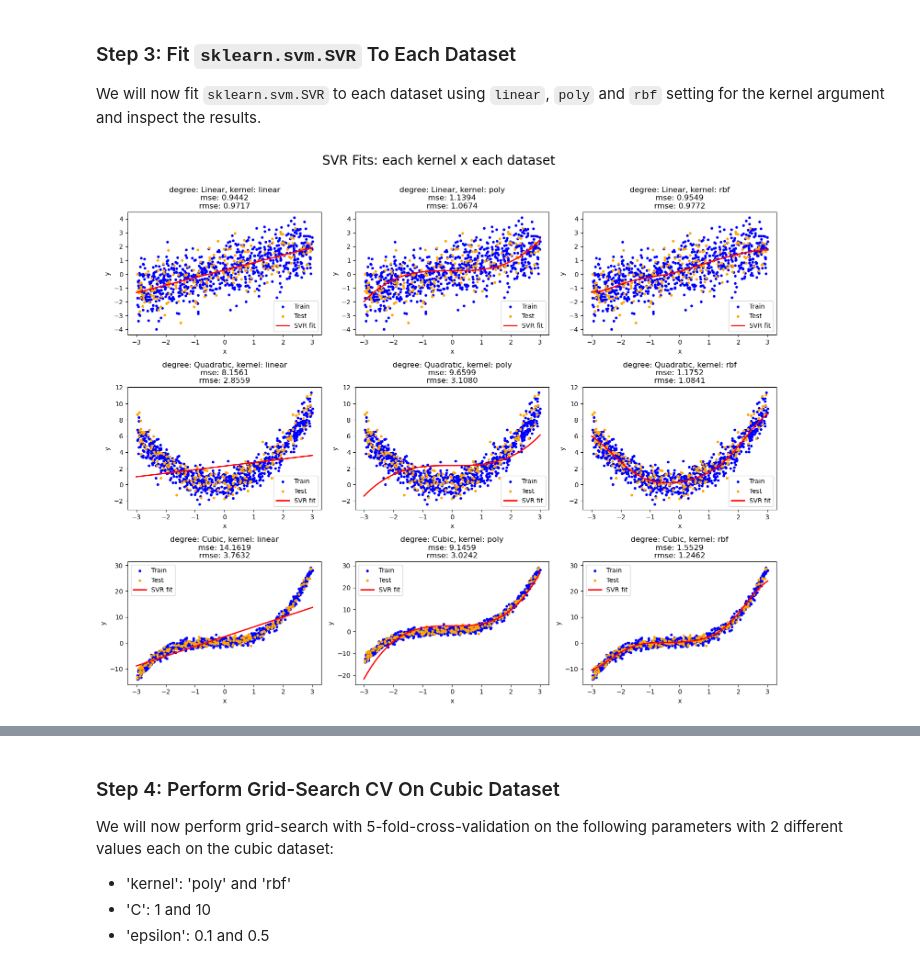
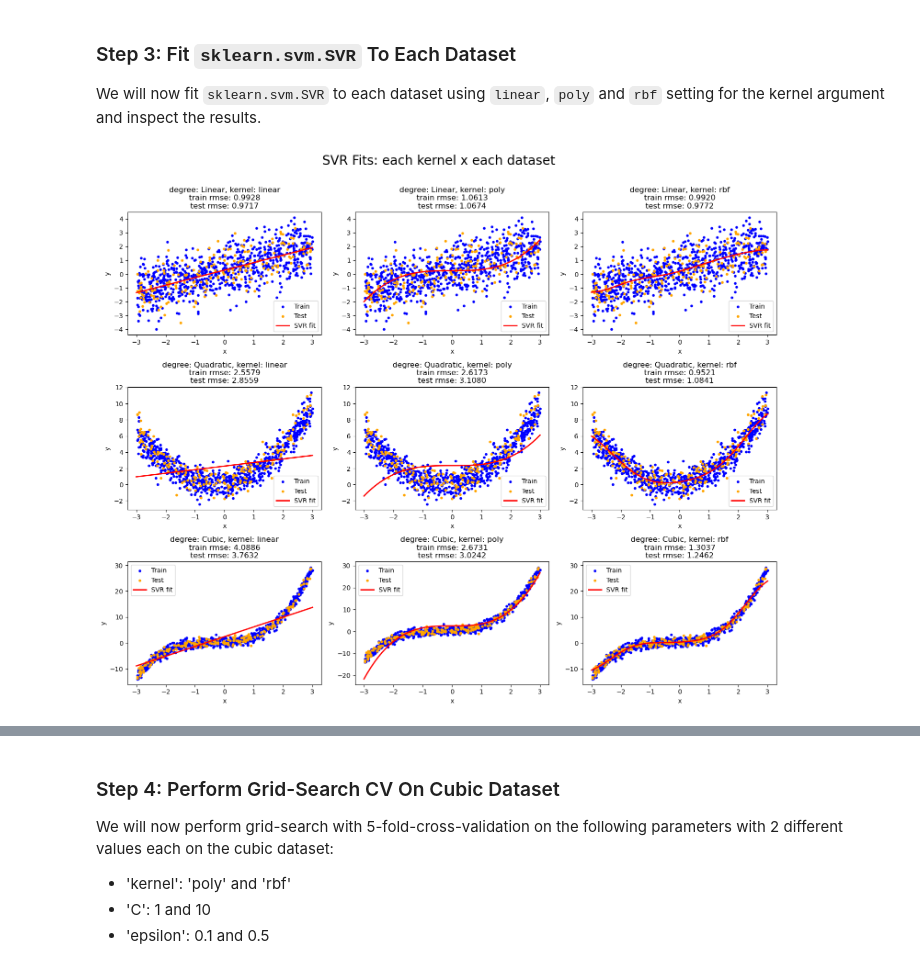
Before and after one commit to LeweiXu/CITS5508, a Jupyter notebook: ass1/assignment1_23709058.ipynb, the cells around one changed output, grey strips where cells are left out. Drawn from its saved outputs; the diff is of its cells as text; code cells hidden in the pictures.

```diff
--- a/ass1/assignment1_23709058.ipynb
+++ b/ass1/assignment1_23709058.ipynb
@@ -115,7 +116,7 @@ class SoftmaxRegressionGD:
 
     def softmax(self, x):
         """Softmax Function"""
-        # Should work due to scaling of inputs to 0-1
+        # Should work due to scaling of inputs to [0, 1]
         return np.exp(x) / np.sum(np.exp(x), axis=1, keepdims=True)
 
     def loss(self, y_true, y_probs):
@@ -153,8 +154,8 @@ class SoftmaxRegressionGD:
         best_loss = np.infty
         epochs_without_improvement = 0
 
-        # Begin training loop
-        for epoch in range(self.epochs):
+        # Begin training loop, start from 1 so that verbose output at display_intervel is correct
+        for epoch in range(1, self.epochs+1):
             logits = X_train_bias @ theta
 
             train_probs = self.softmax(logits)
@@ -177,10 +178,10 @@ class SoftmaxRegressionGD:
             else:
                 epochs_without_improvement += 1
 
+            if epoch % self.display_interval == 0:
+                print(f"Epoch {epoch}: Train Loss {train_loss:.4f} | Val Loss {val_loss:.4f}")
+
             if epochs_without_improvement >= self.patience:
                 print(f"Epochs without improvement reached {self.patience}. Best Val Loss: {best_loss:.4f}")
                 break
-
-            if epoch % self.display_interval == 0:
-                print(f"Epoch {epoch}: Train Loss {train_loss:.4f} | Val Loss {val_loss:.4f}")
 # %% [markdown]
@@ -369,7 +373,7 @@ where $x \in [-3, 3]$, $a_k \sim \mathcal{U}(0, 1)$, and $\epsilon \sim \mathcal
 # %%
 import numpy as np
 
-def generate_toy_dataset(degree, n_samples):
+def generate_toy_dataset(degree, n_samples=1000):
 
     # Set random seed for reproducibility
     np.random.seed(42)
@@ -441,7 +445,7 @@ Cubic Train/Test shapes: (800,), (200,)
 We will now fit `sklearn.svm.SVR` to each dataset using `linear`, `poly` and `rbf` setting for the kernel argument and inspect the results.
 # %%
 from sklearn.svm import SVR
-from sklearn.metrics import mean_squared_error
+from sklearn.metrics import root_mean_squared_error
 
 kernels = ['linear', 'poly', 'rbf']
 datasets = [
@@ -449,36 +453,37 @@ datasets = [
     ('Quadratic', x_quadratic_train, y_quadratic_train, x_quadratic_test, y_quadratic_test),
     ('Cubic', x_cubic_train, y_cubic_train, x_cubic_test, y_cubic_test),
 ]
 
 fig, axes = plt.subplots(3, 3, figsize=(15, 12))
 
 # Iterate over each kernel and dataset, fit SVR, calculate MSE, and plot results
 for col, kernel in enumerate(kernels):
     for row, (name, x_train, y_train, x_test, y_test) in enumerate(datasets):
         x_train = x_train.reshape(-1, 1)
         x_test = x_test.reshape(-1, 1)
 
         svr = SVR(kernel=kernel)
         svr.fit(x_train, y_train)
-        mse = mean_squared_error(y_test, svr.predict(x_test))
+        rmse_train = root_mean_squared_error(y_train, svr.predict(x_train))
+        rmse_test = root_mean_squared_error(y_test, svr.predict(x_test))
 
         x_range = np.linspace(-3, 3).reshape(-1, 1)
         y_range_pred = svr.predict(x_range)
 
         ax = axes[row, col]
         ax.scatter(x_train, y_train, s=10, color='blue', label='Train')
         ax.scatter(x_test, y_test, s=10, color='orange', label='Test')
         ax.plot(x_range, y_range_pred, color='red', linewidth=2, label='SVR fit')
-        ax.set_title(f'degree: {name}, kernel: {kernel}\nmse: {mse:.4f}\nrmse: {np.sqrt(mse):.4f}')
+        ax.set_title(f'degree: {name}, kernel: {kernel}\ntrain rmse: {rmse_train:.4f}\ntest rmse: {rmse_test:.4f}')
         ax.set_xlabel('x')
         ax.set_ylabel('y')
         ax.legend()
 
 plt.suptitle('SVR Fits: each kernel x each dataset', fontsize=20, y=1.01)
 plt.tight_layout()
 plt.show()
 # %% [output]
-[figure, old version]
+[figure, new version]
 # %% [markdown]
 **Comments**
 
```
Also changed, not shown: parts of 19 cells of this notebook, 1 other file.
